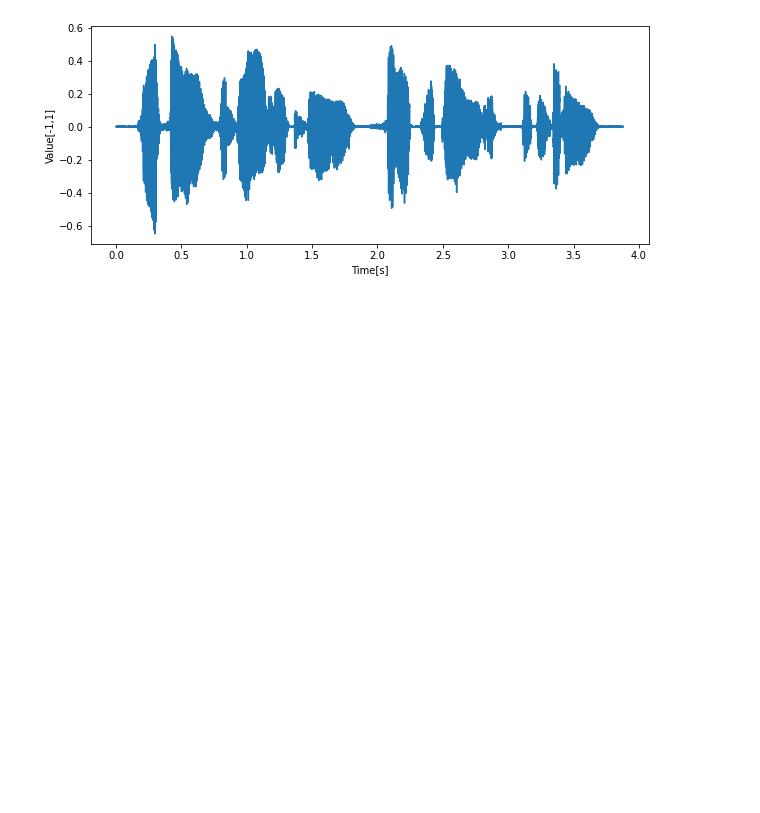
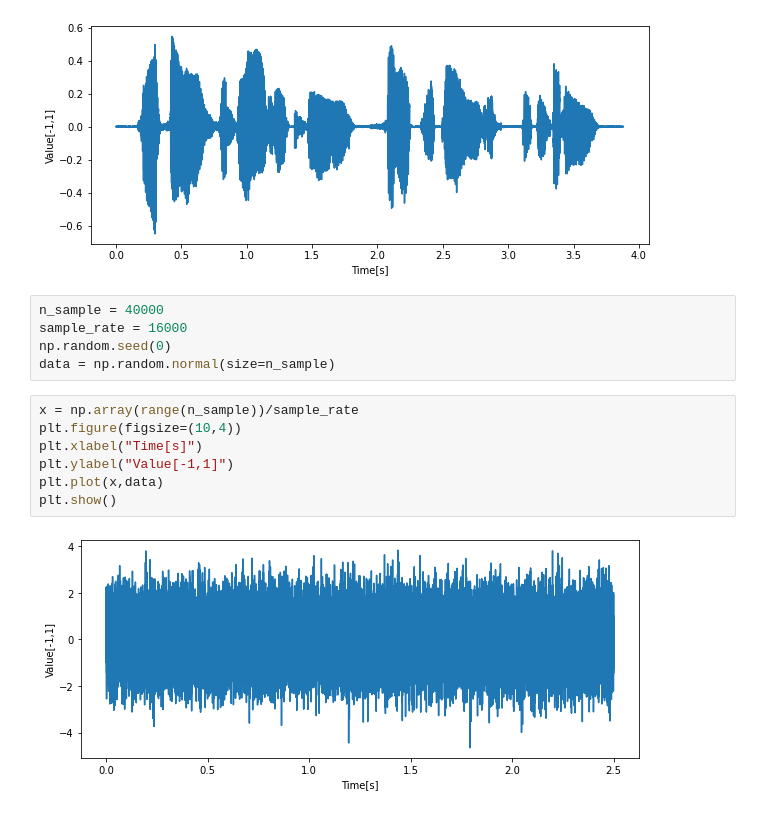
Before and after one commit to TomohiroSakaguchi/SoundSeparation, a Jupyter notebook: Chap2.ipynb, the cells around one changed output. Saved outputs shown, nothing was run; the diff lists cells and outputs as text; blank space fills up the shorter version.

```diff
--- a/Chap2.ipynb
+++ b/Chap2.ipynb
@@ -44,3 +44,17 @@ plt.savefig("./wave_form.png")
 plt.show()
 # %% [output]
 [figure]
+# %%
+n_sample = 40000
+sample_rate = 16000
+np.random.seed(0)
+data = np.random.normal(size=n_sample)
+# %%
+x = np.array(range(n_sample))/sample_rate
+plt.figure(figsize=(10,4))
+plt.xlabel("Time[s]")
+plt.ylabel("Value[-1,1]")
+plt.plot(x,data)
+plt.show()
+# %% [output]
+[figure, added]
```
Also changed, not shown: parts of 4 cells of this notebook.
